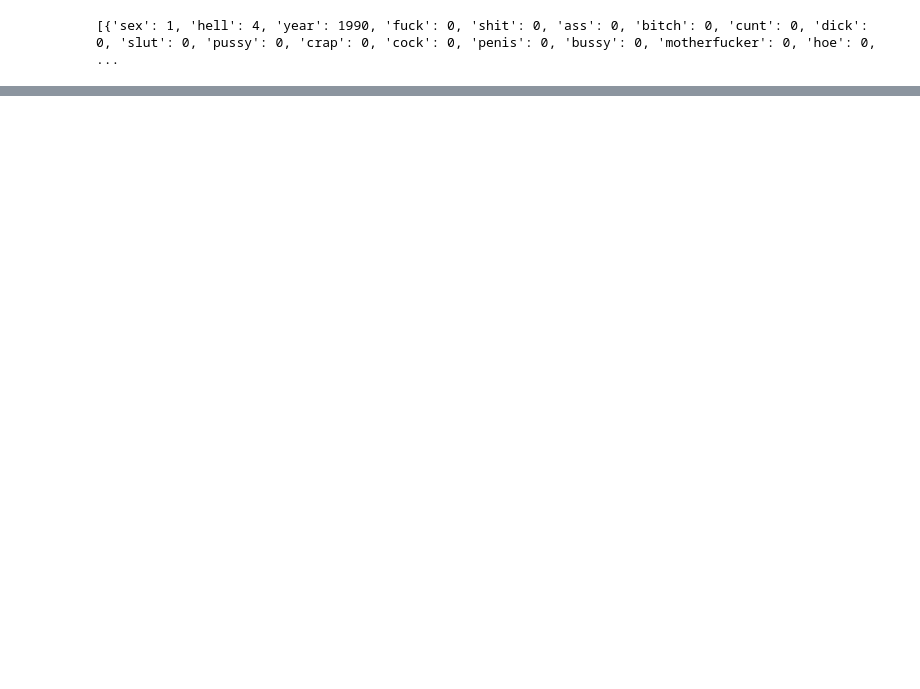
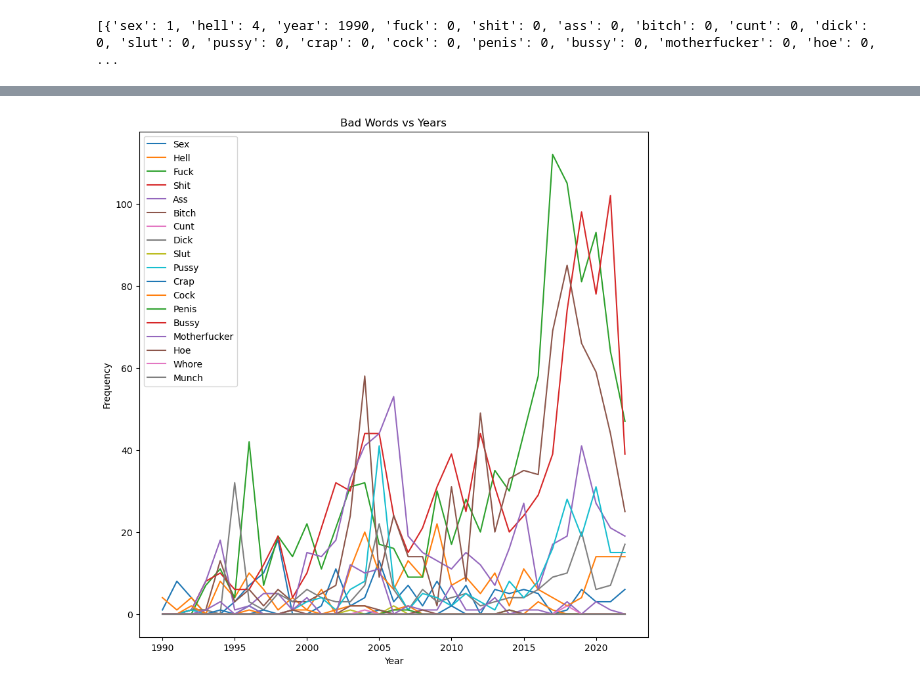
Before and after one commit to prishabhatia20/Explicit-Lyrics-Through-32-Years, a Jupyter notebook: explicit_lyrics_through_decades.ipynb, the cells around one changed output, grey strips where cells are left out. Cells and saved outputs as stored; diff of their text form; code cells hidden in the pictures; blank space fills up the shorter version.

```diff
--- a/explicit_lyrics_through_decades.ipynb
+++ b/explicit_lyrics_through_decades.ipynb
@@ -210,0 +91,4 @@ print(total_percentages)
+# %%
+plot_all_words('output1990-2022.csv')
+# %% [output]
+[figure, added]
```
Also changed, not shown: parts of 21 cells of this notebook, 7 other files.
